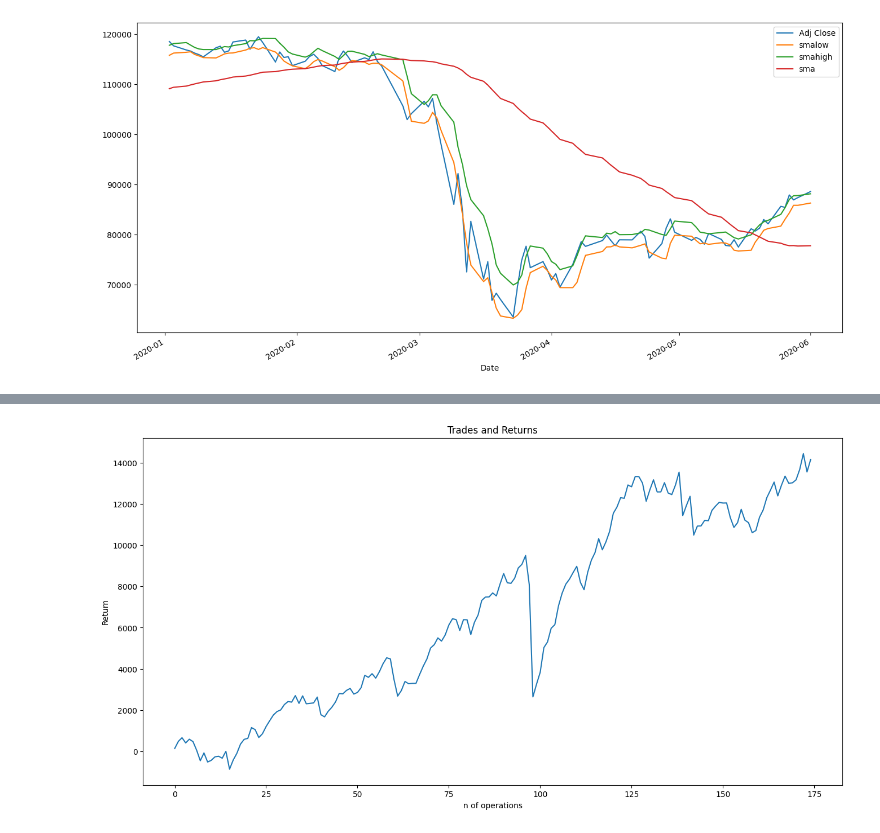
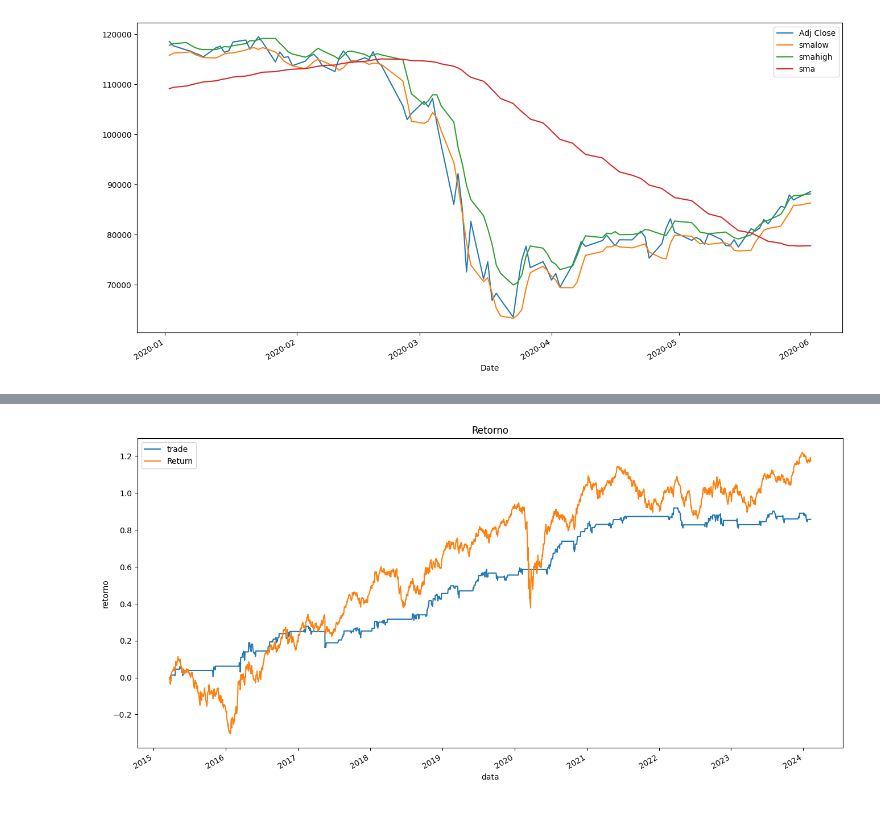
Before and after one commit to mariobischoff/quant_finance_python, a Jupyter notebook: backtest_maxmin.ipynb, the cells around one changed output, grey strips where cells are left out. Saved outputs shown, nothing was run; the diff lists cells and outputs as text; code cells hidden in the pictures.

Commit message:
fix: normalize return

```diff
--- a/backtest_maxmin.ipynb
+++ b/backtest_maxmin.ipynb
@@ -38,27 +40,15 @@ df.loc["2020-01-01":"2020-06-01", ["Adj Close", "smalow", "smahigh", "sma"]].plo
 <Axes: xlabel='Date'>
 [figure]
 # %%
+df.loc[:, 'trade'] = 0
 row_interator = df.iterrows()
-profits = []
-lot = 1
 
 for date, row in row_interator:
-    # Se o fechamento estiver abaixo da média simples da mínima de 3 periodos e a média de 30 periodos estiver apontada pra cima, entramos COMPRADOS
-    if (row["Adj Close"] < row["smalow"]) and (row.shift(1)["sma"] > row.shift(2)["sma"]):
-
-        if df.loc[date].shift(1)["sma"] < row["Close"]: break
-        print("\nEntry ", date)
-        entry_price = row["Adj Close"]
-        # SAIMOS quando o fechameto for acima da media simples da máxima de 3 periodos
+    if (row["Adj Close"] < row["smalow"]) and (row.shift(1)["sma"] > row.shift(2)["sma"]) and row['Adj Close'] > row["sma"]:
         while row["Adj Close"] < row["smahigh"]:
             try:
                 date, row = next(row_interator)
-                print(date, " posicionado")
+                df.loc[date, 'trade'] += row['Return']
             except StopIteration:
                 break
-        exit_price = row["Adj Close"]
-        print("Exit", date)
-        profit = (exit_price - entry_price) * 0.2 * lot
-        print("Lucro: ", profit)
-        profits.append(profit)
 # %% [output]
@@ -82,9 +60,10 @@ Lucro:  602.8000000000001
-# %%
-plt.figure(figsize=(16,8))
-plt.plot(np.array(profits).cumsum())
-plt.ylabel("Return")
-plt.xlabel("n of operations")
-plt.title("Trades and Returns")
-plt.show()
-# %% [output]
-[figure, removed]
+# %%
+df['trade'].cumsum().plot(figsize=(16,8))
+df['Return'].cumsum().plot(figsize=(16,8))
+plt.title("Retorno")
+plt.xlabel("data")
+plt.ylabel("retorno")
+plt.legend()
+plt.show()
+# %% [output]
+[figure, added]
```
Also changed, not shown: parts of 3 cells of this notebook, 1 other file.
